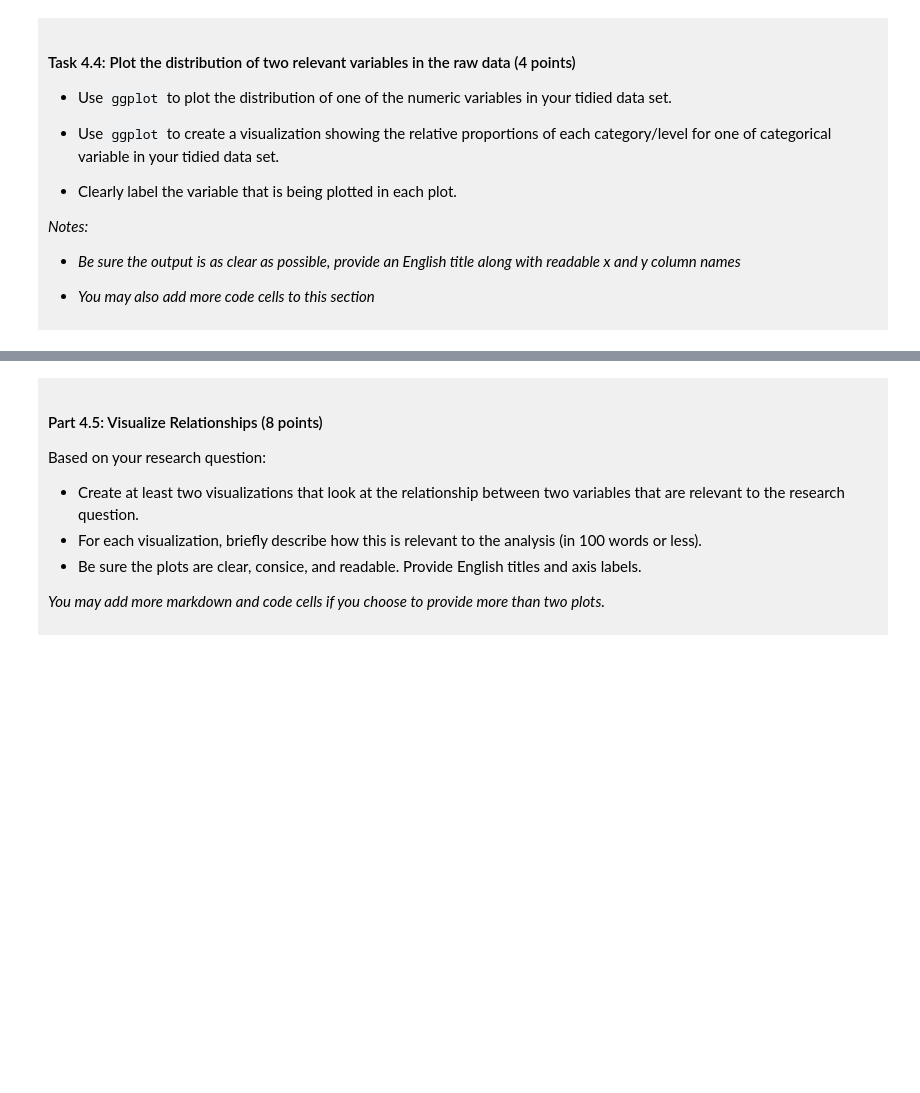
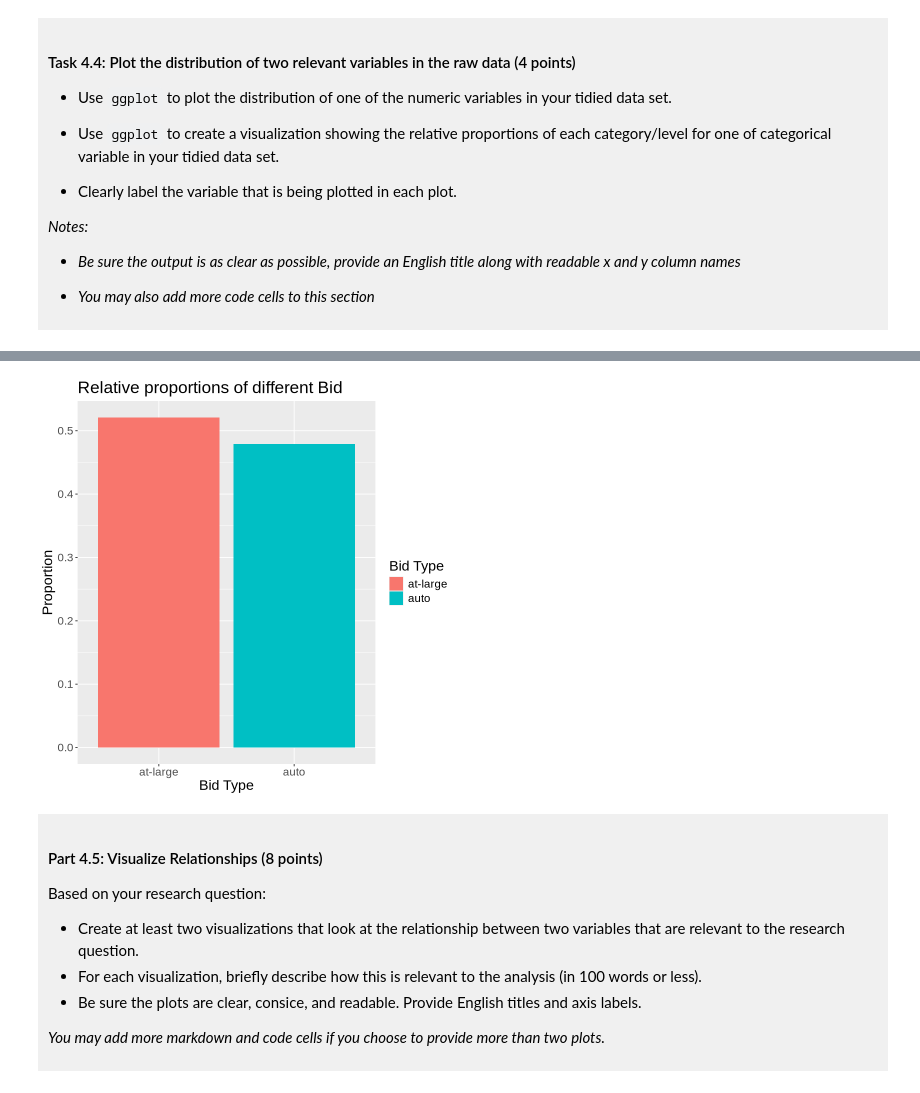
Before and after one commit to Nuna0314/dsci-100-project-nuna-li, a Jupyter notebook: dsci-100-project-notebook.ipynb, the cells around one changed output, grey strips where cells are left out. Cells and saved outputs as stored; diff of their text form; code cells hidden in the pictures; blank space fills up the shorter version.

```diff
--- a/dsci-100-project-notebook.ipynb
+++ b/dsci-100-project-notebook.ipynb
@@ -298,5 +407,21 @@ You will refine your research question (if needed) and produce a tidy data set.
 # %%
-### EDIT THIS CODE CELL FOR PLOT 2 ###
+bid_rel_pro <- tidy_data %>%
+group_by(bid)%>%
+summarize(n = n()) %>%
+mutate(proportion = n/sum(n))
+
+categorical_plot <- bid_rel_pro %>%
+ggplot(aes(x = bid, y=proportion, fill = bid)) +
+geom_bar(stat = "identity")+
+labs(
+    title = "Relative proportions of different Bid",
+    x = "Bid Type",
+    y = "Proportion",
+    fill = "Bid Type")+
+theme(text = element_text(size = 17))
+categorical_plot
+# %% [output]
+[figure, added]
 # %% [markdown]
 <div style="background-color: #f0f0f0; padding: 10px;">
 
```
Also changed, not shown: parts of 13 cells of this notebook.
